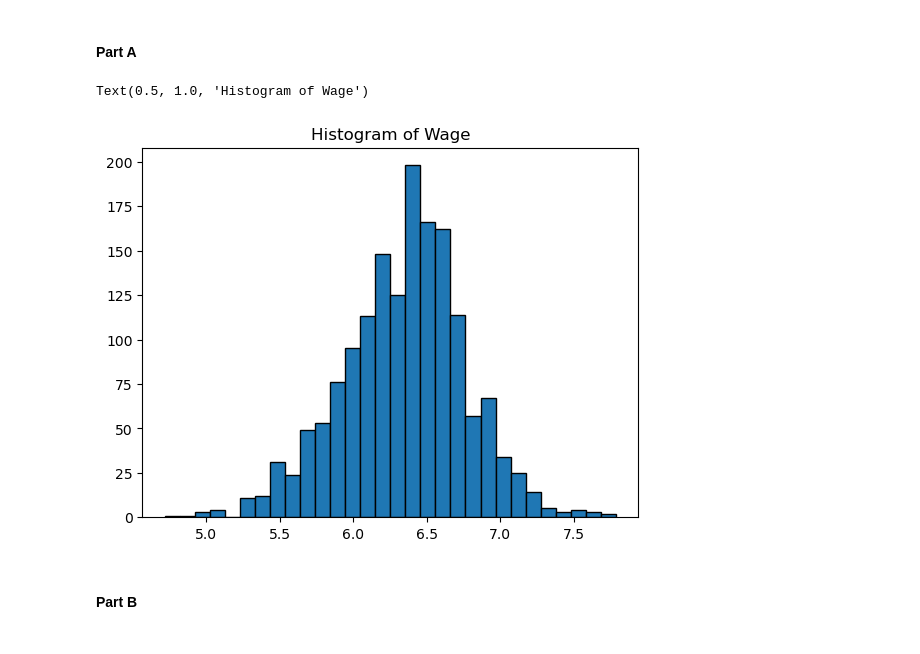
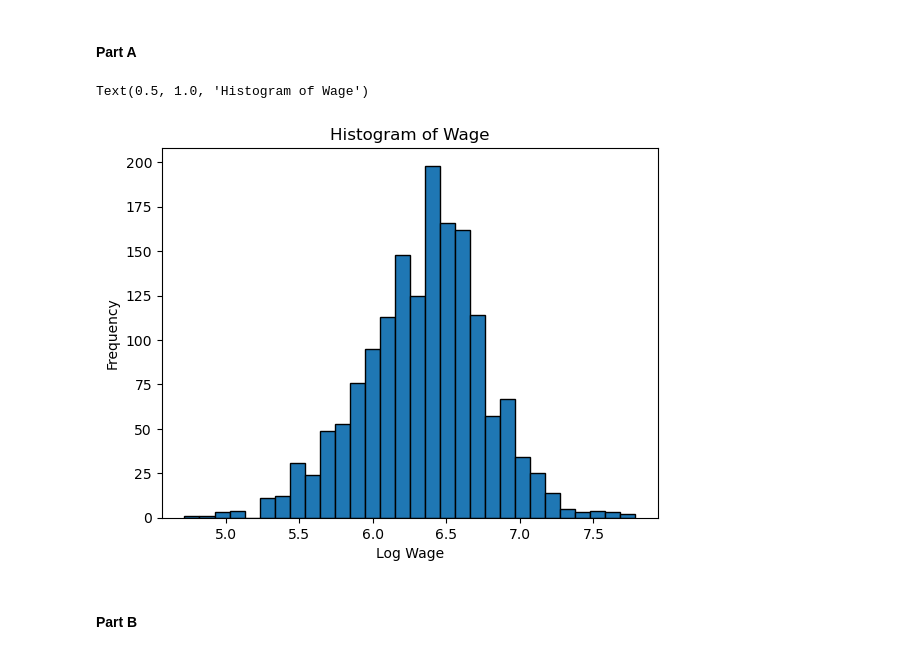
Before and after one commit to 3venthatguy/Coursework-OSU, a Jupyter notebook: ECON 5420/PS2/PS2_5.ipynb, the cells around one changed output. Saved outputs shown, nothing was run; the diff lists cells and outputs as text; code cells hidden in the pictures.

```diff
--- a/ECON 5420/PS2/PS2_5.ipynb
+++ b/ECON 5420/PS2/PS2_5.ipynb
@@ -13,11 +13,13 @@ clean = data.dropna()
 # %%
 ln_wage = np.log(clean['wage'])
 
 plt.hist(ln_wage, bins=30, edgecolor='black')
+plt.xlabel('Log Wage')
+plt.ylabel('Frequency')
 plt.title('Histogram of Wage')
 # %% [output]
 Text(0.5, 1.0, 'Histogram of Wage')
-[figure, old version]
+[figure, new version]
 # %% [markdown]
 #### Part B
 # %%
```
Also changed, not shown: parts of 9 cells of this notebook, 2 other files.
